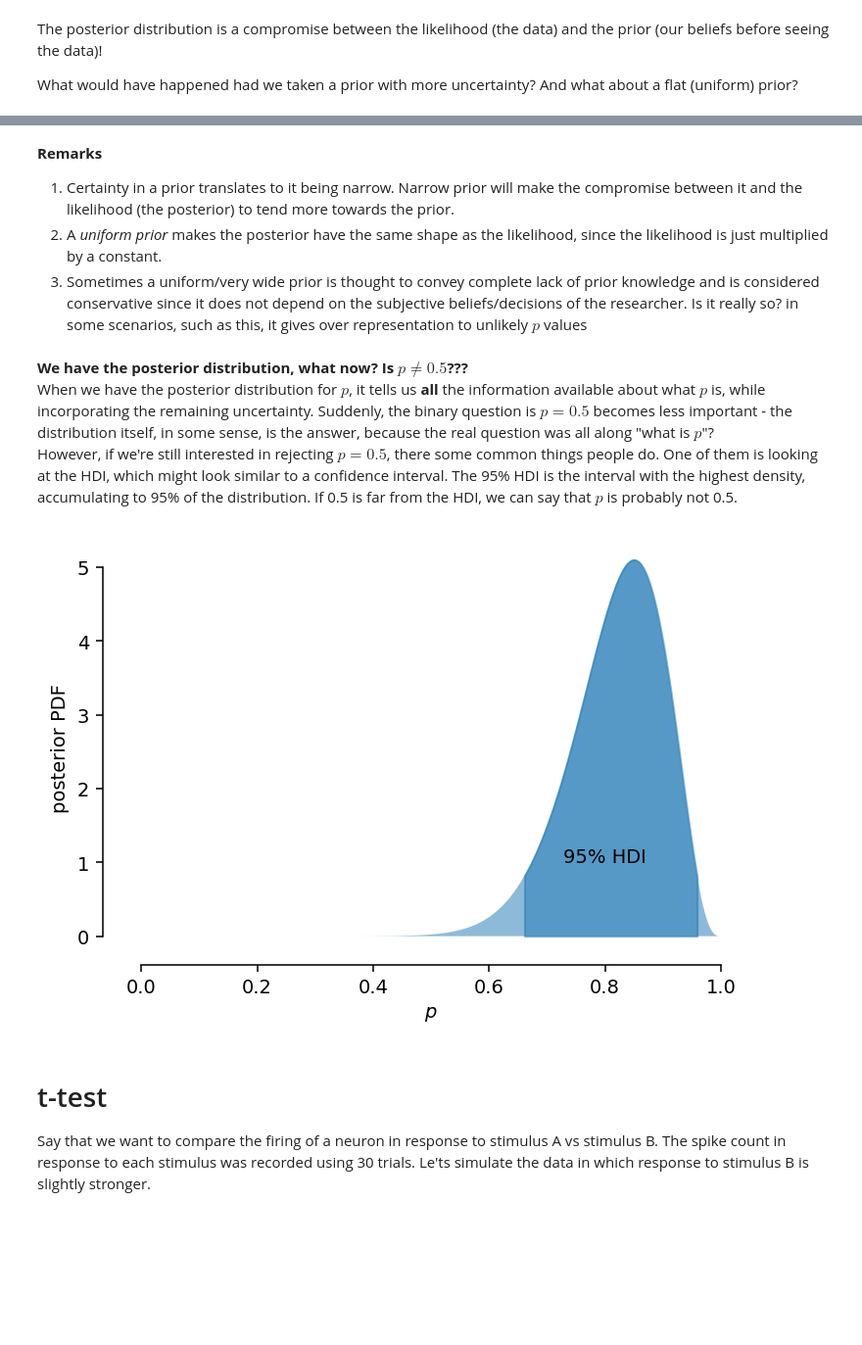
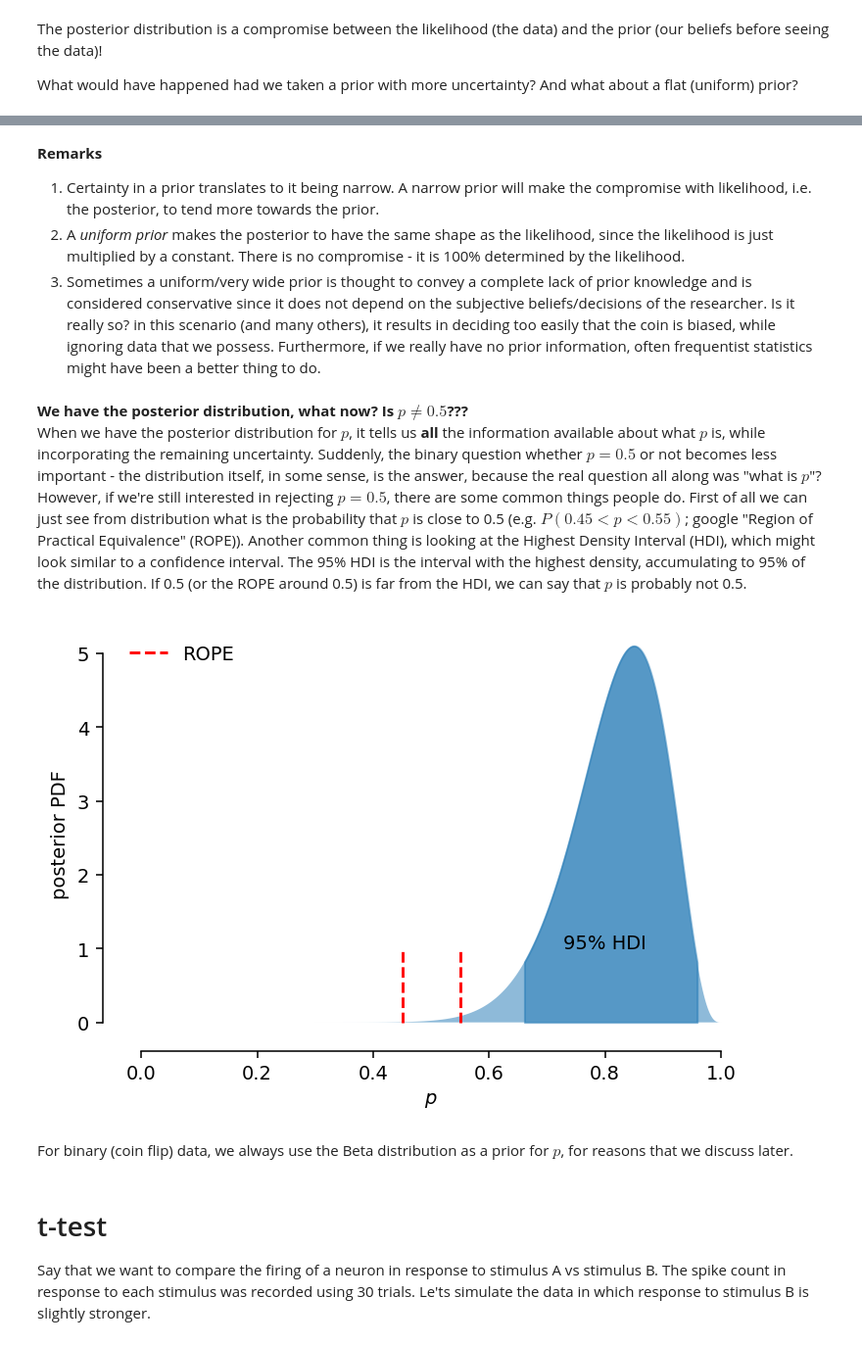
Before and after one commit to yuvalwas/MDAN-course, a Jupyter notebook: MDAN_T1_statistics.ipynb, the cells around one changed output, grey strips where cells are left out. Shown: that part at 98% size. Drawn from its saved outputs; the diff is of its cells as text; code cells hidden in the pictures; blank space fills up the shorter version.

```diff
--- a/MDAN_T1_statistics.ipynb
+++ b/MDAN_T1_statistics.ipynb
@@ -128,8 +159,14 @@ First of all, we need the likelihood function. We already computed and plotted i
 # %%
-#@title Strong prior - if I'm sure the coin is approximately fair
-α, β = 50, 50 #@param
+#@title Narrow prior around 0.5 - high confidence the coin is approximately fair
+α, β = 85, 85 #@param
 prior_distribution = beta(α, β)
+
+p_step_size = 0.001
+ps = np.arange(0, 1+p_step_size, p_step_size) # In principle, we want the likelihood for every possible value of p between 0 and 1, however, we can only compute in with some finite resolution.
+
 prior = prior_distribution.pdf(ps)
+likelihood = binom.pmf(k, n, ps)
+
 posterior = likelihood * prior
 posterior /= sum(posterior) * p_step_size
 # %%
@@ -200,23 +239,29 @@ fig
 # %% [markdown]
 **Remarks**
-1. Certainty in a prior translates to it being narrow. Narrow prior will make the compromise between it and the likelihood (the posterior) to tend more towards the prior.
-2. A *uniform prior* makes the posterior have the same shape as the likelihood, since the likelihood is just multiplied by a constant.
-3. Sometimes a uniform/very wide prior is thought to convey complete lack of prior knowledge and is considered conservative since it does not depend on the subjective beliefs/decisions of the researcher. Is it really so? in some scenarios, such as this, it gives over representation to unlikely $p$ values
+1. Certainty in a prior translates to it being narrow. A narrow prior will make the compromise with likelihood, i.e. the posterior, to tend more towards the prior.
+2. A *uniform prior* makes the posterior to have the same shape as the likelihood, since the likelihood is just multiplied by a constant. There is no compromise - it is 100% determined by the likelihood.
+3. Sometimes a uniform/very wide prior is thought to convey a complete lack of prior knowledge and is considered conservative since it does not depend on the subjective beliefs/decisions of the researcher. Is it really so? in this scenario (and many others), it results in deciding too easily that the coin is biased, while ignoring data that we possess. Furthermore, if we really have no prior information, often frequentist statistics might have been a better thing to do.
 # %% [markdown]
 **We have the posterior distribution, what now? Is $p \ne 0.5$???** <br>
-When we have the posterior distribution for $p$, it tells us **all** the information available about what $p$ is, while incorporating the remaining uncertainty. Suddenly, the binary question is $p=0.5$ becomes less important - the distribution itself, in some sense, is the answer, because the real question was all along "what is $p$"? <br>
-However, if we're still interested in rejecting $p=0.5$, there some common things people do. One of them is looking at the HDI, which might look similar to a confidence interval. The 95% HDI is the interval with the highest density, accumulating to 95% of the distribution. If 0.5 is far from the HDI, we can say that $p$ is probably not 0.5.
+When we have the posterior distribution for $p$, it tells us **all** the information available about what $p$ is, while incorporating the remaining uncertainty. Suddenly, the binary question whether $p=0.5$ or not becomes less important - the distribution itself, in some sense, is the answer, because the real question all along was "what is $p$"? <br>
+However, if we're still interested in rejecting $p=0.5$, there are some common things people do. First of all we can just see from distribution what is the probability that $p$ is close to 0.5 (e.g. $P(0.45 < p < 0.55)$; google "Region of Practical Equivalence" (ROPE)).
+Another common thing is looking at the Highest Density Interval (HDI), which might look similar to a confidence interval. The 95% HDI is the interval with the highest density, accumulating to 95% of the distribution. If 0.5 (or the ROPE around 0.5) is far from the HDI, we can say that $p$ is probably not 0.5.
 # %%
+#hidden
 #@title plot HDI
 hdi_idxs = hdi(posterior)
 plt.fill_between(ps, posterior, alpha=0.5)
 plt.fill_between(ps[hdi_idxs], posterior[hdi_idxs], color='C0', alpha=0.5)
 plt.text(0.8, 1, '95% HDI', ha='center')
 plt.xlabel('$p$')
 plt.ylabel('posterior PDF')
-sns.despine(trim=True, offset=5);
+sns.despine(trim=True, offset=5)
+plt.vlines([0.45, 0.55], ymin=0, ymax=1, label='ROPE', linestyles='dashed', color='red')
+plt.legend(loc='upper left', frameon=False);
 # %% [output]
-[figure, old version]
+[figure, new version]
+# %% [markdown]
+For binary (coin flip) data, we always use the Beta distribution as a prior for $p$, for reasons that we discuss later.
 # %% [markdown]
 # t-test
 Say that we want to compare the firing of a neuron in response to stimulus A vs stimulus B. The spike count in response to each stimulus was recorded using 30 trials. Le'ts simulate the data in which response to stimulus B is slightly stronger.
```
Also changed, not shown: parts of 18 cells of this notebook.
